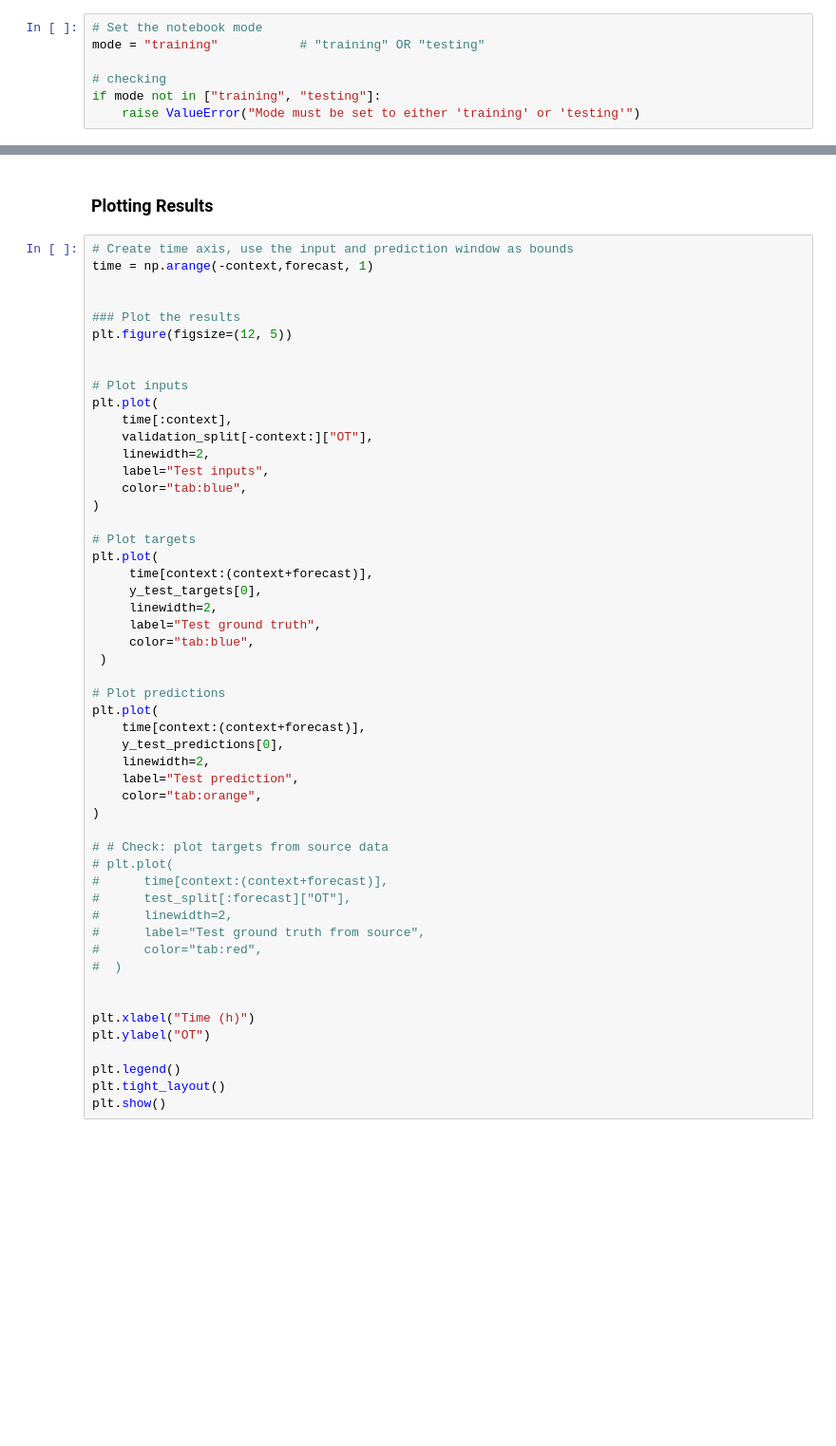
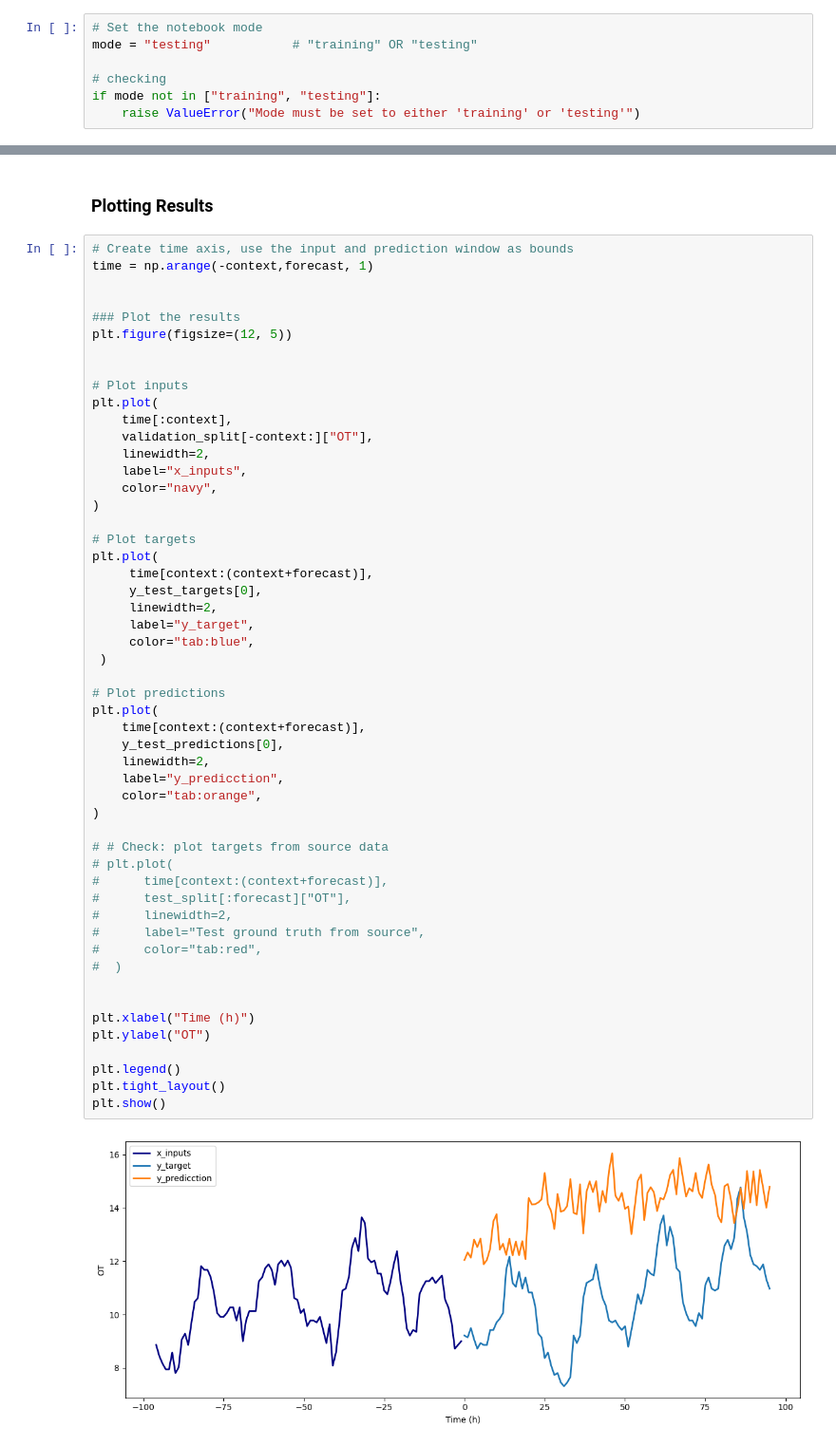
Before and after one commit to jauric/longdur_ett, a Jupyter notebook: main/LSTM_model_2x17.ipynb, the cells around one changed output, grey strips where cells are left out. Shown at 95% size. Drawn from its saved outputs; the diff is of its cells as text; blank space fills up the shorter version.

Commit message:
Ran testing

```diff
--- a/main/LSTM_model_2x17.ipynb
+++ b/main/LSTM_model_2x17.ipynb
@@ -18,7 +18,7 @@ from torch import nn
 ----
 # %%
 # Set the notebook mode
-mode = "training"           # "training" OR "testing"
+mode = "testing"           # "training" OR "testing"
 
 # checking
 if mode not in ["training", "testing"]:
@@ -567,8 +578,8 @@ plt.plot(
     time[:context],
     validation_split[-context:]["OT"],
     linewidth=2,
-    label="Test inputs",
-    color="tab:blue",
+    label="x_inputs",
+    color="navy",
 )
 
 # Plot targets
@@ -576,32 +587,34 @@ plt.plot(
      time[context:(context+forecast)],
      y_test_targets[0],
      linewidth=2,
-     label="Test ground truth",
+     label="y_target",
      color="tab:blue",
  )
 
 # Plot predictions
 plt.plot(
     time[context:(context+forecast)],
     y_test_predictions[0],
     linewidth=2,
-    label="Test prediction",
+    label="y_predicction",
     color="tab:orange",
 )
 
 # # Check: plot targets from source data
 # plt.plot(
 #      time[context:(context+forecast)],
 #      test_split[:forecast]["OT"],
 #      linewidth=2,
 #      label="Test ground truth from source",
 #      color="tab:red",
 #  )
 
 
 plt.xlabel("Time (h)")
 plt.ylabel("OT")
 
 plt.legend()
 plt.tight_layout()
 plt.show()
+# %% [output]
+[figure, added]
```
Also changed, not shown: parts of 2 cells of this notebook.
